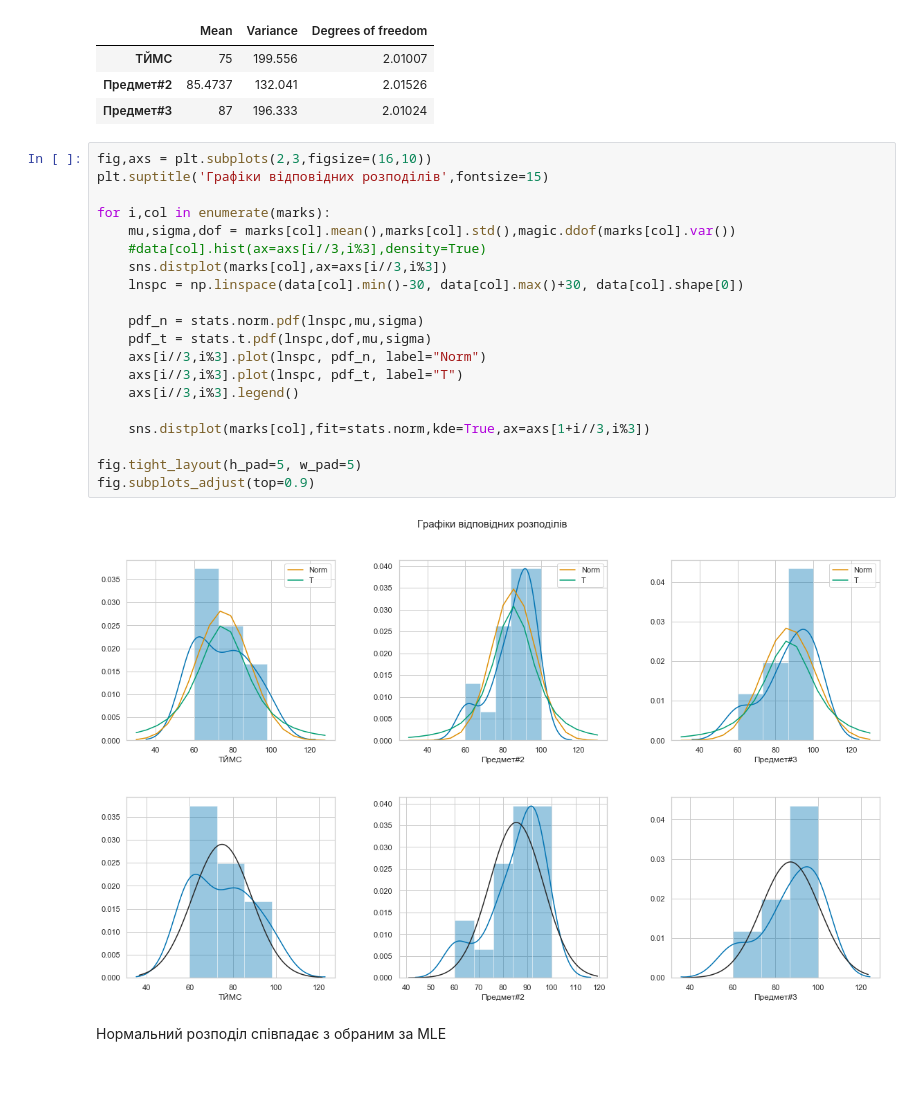
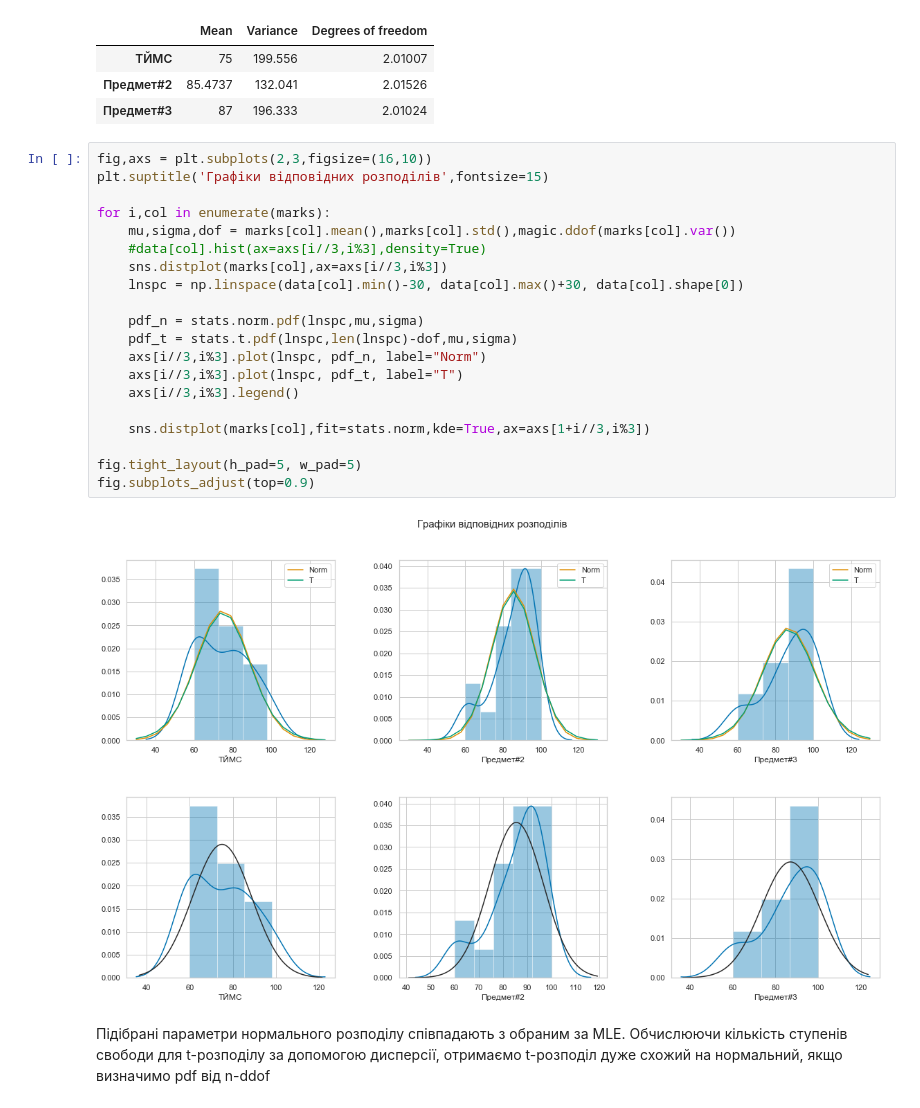
Before and after one commit to EddieKro/Data-Analysis, a Jupyter notebook: projects/poll/PM4_EDA.ipynb, the cells around one changed output. Cells and saved outputs as stored; diff of their text form; blank space fills up the shorter version.

Commit message:
minor ddof improvements

```diff
--- a/projects/poll/PM4_EDA.ipynb
+++ b/projects/poll/PM4_EDA.ipynb
@@ -327,24 +327,24 @@ dist_params
 # %%
 fig,axs = plt.subplots(2,3,figsize=(16,10))
 plt.suptitle('Графіки відповідних розподілів',fontsize=15)
 
 for i,col in enumerate(marks):
     mu,sigma,dof = marks[col].mean(),marks[col].std(),magic.ddof(marks[col].var())
     #data[col].hist(ax=axs[i//3,i%3],density=True)
     sns.distplot(marks[col],ax=axs[i//3,i%3])
     lnspc = np.linspace(data[col].min()-30, data[col].max()+30, data[col].shape[0])
 
     pdf_n = stats.norm.pdf(lnspc,mu,sigma)
-    pdf_t = stats.t.pdf(lnspc,dof,mu,sigma)
+    pdf_t = stats.t.pdf(lnspc,len(lnspc)-dof,mu,sigma)
     axs[i//3,i%3].plot(lnspc, pdf_n, label="Norm")
     axs[i//3,i%3].plot(lnspc, pdf_t, label="T")
     axs[i//3,i%3].legend()
 
     sns.distplot(marks[col],fit=stats.norm,kde=True,ax=axs[1+i//3,i%3])
 
 fig.tight_layout(h_pad=5, w_pad=5)
 fig.subplots_adjust(top=0.9)
 # %% [output]
-[figure, old version]
+[figure, new version]
-# %% [markdown]
-Нормальний розподіл співпадає з обраним за MLE
+# %% [markdown]
+Підібрані параметри нормального розподілу співпадають з обраним за MLE. Обчислюючи кількість ступенів свободи для t-розподілу за допомогою дисперсії, отримаємо t-розподіл дуже схожий на нормальний, якщо визначимо pdf від n-ddof
```
